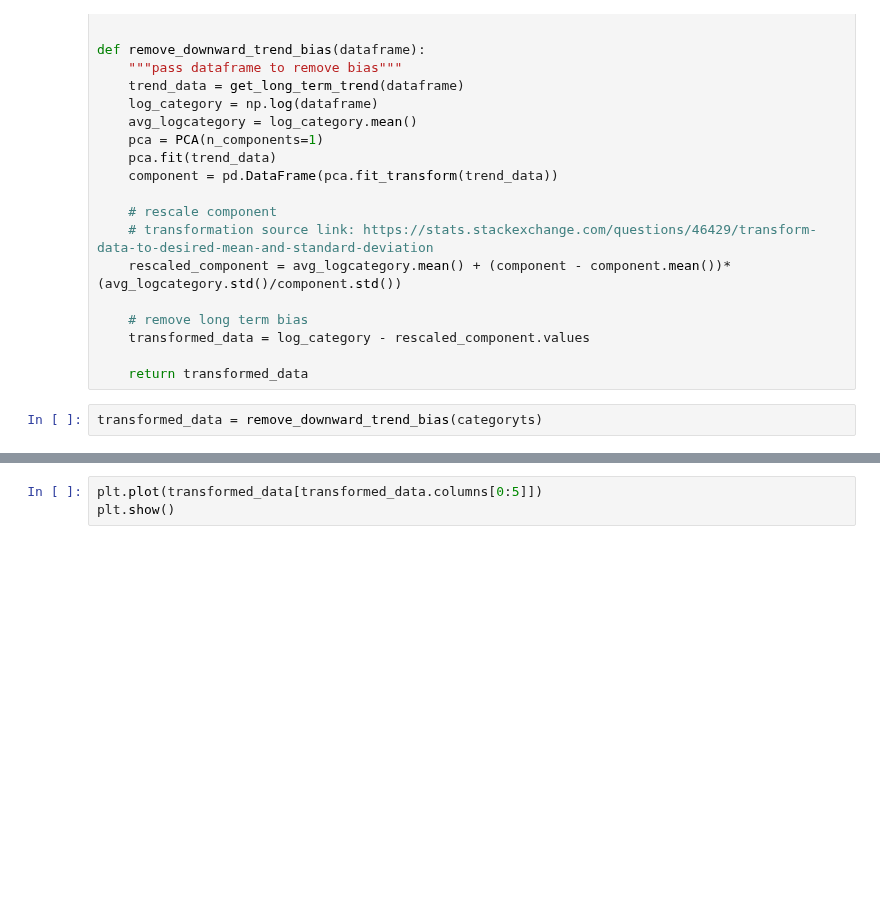
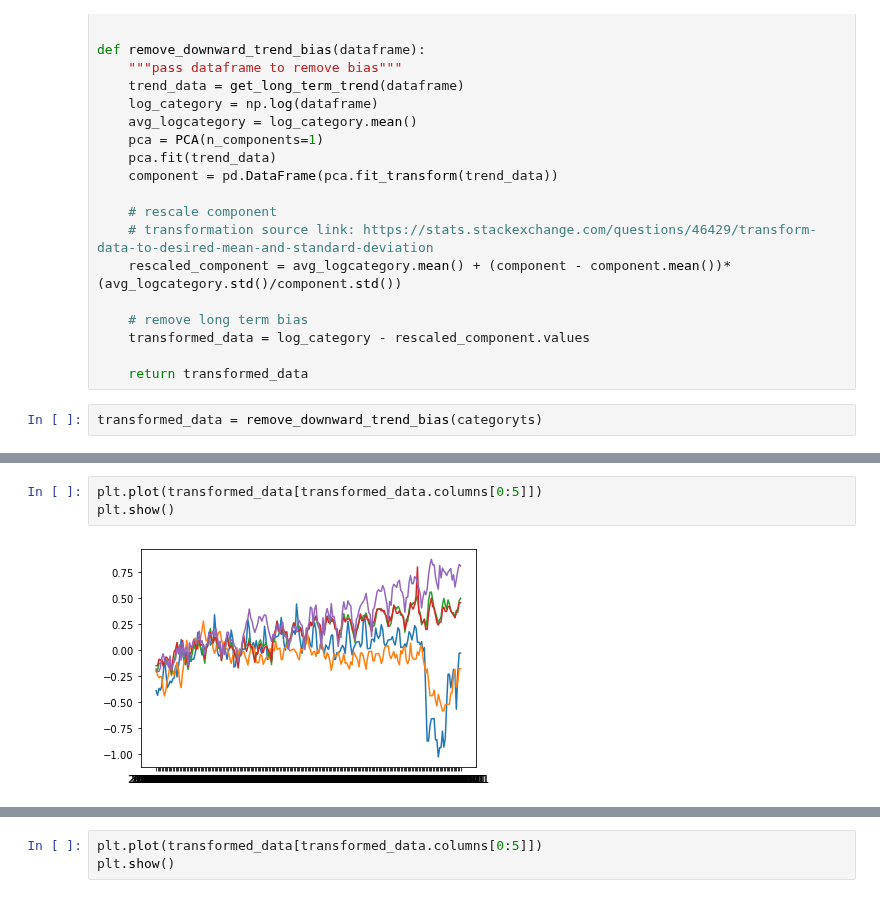
Before and after one commit to ubco-mds-2021-labs/capstone-project-googletrends_capstone, a Jupyter notebook: src/notebooks/gdp_notebook.ipynb, the cells around one changed output, grey strips where cells are left out. Drawn from its saved outputs; the diff is of its cells as text; blank space fills up the shorter version.

```diff
--- a/src/notebooks/gdp_notebook.ipynb
+++ b/src/notebooks/gdp_notebook.ipynb
@@ -266 +332,6 @@ transformed_data = remove_downward_trend_bias(categoryts)
+# %%
+plt.plot(transformed_data[transformed_data.columns[0:5]])
+plt.show()
+# %% [output]
+[figure, added]
 # %%
```
Also changed, not shown: parts of 13 cells of this notebook.
